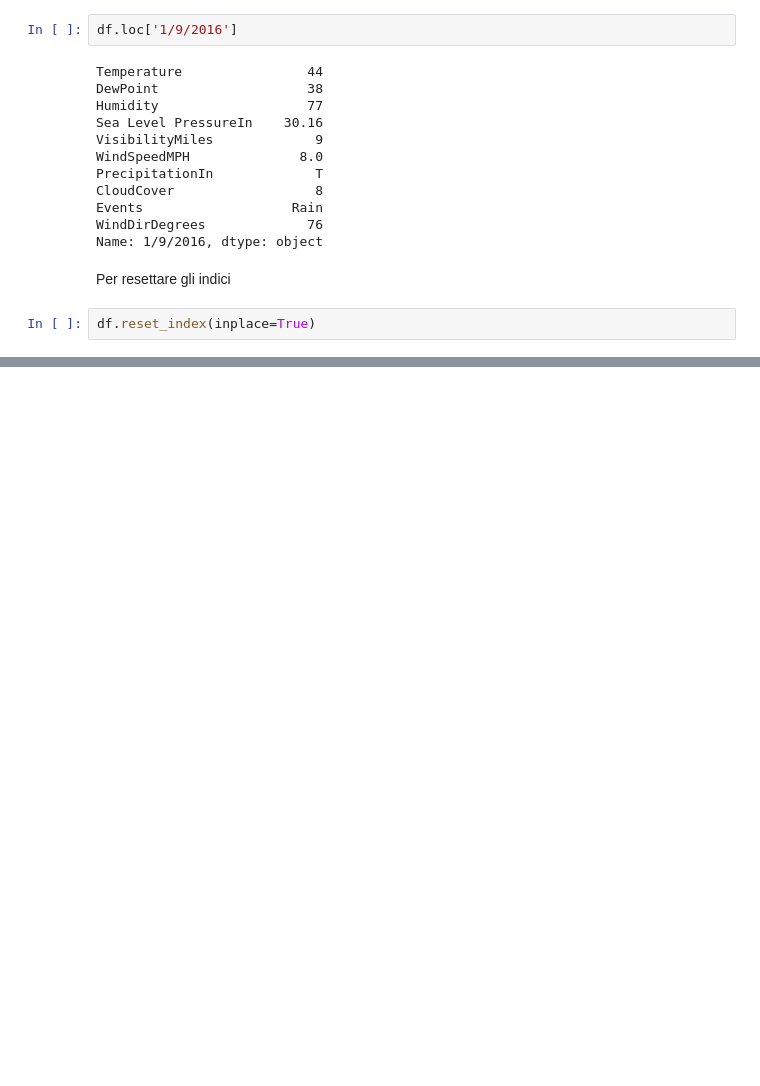
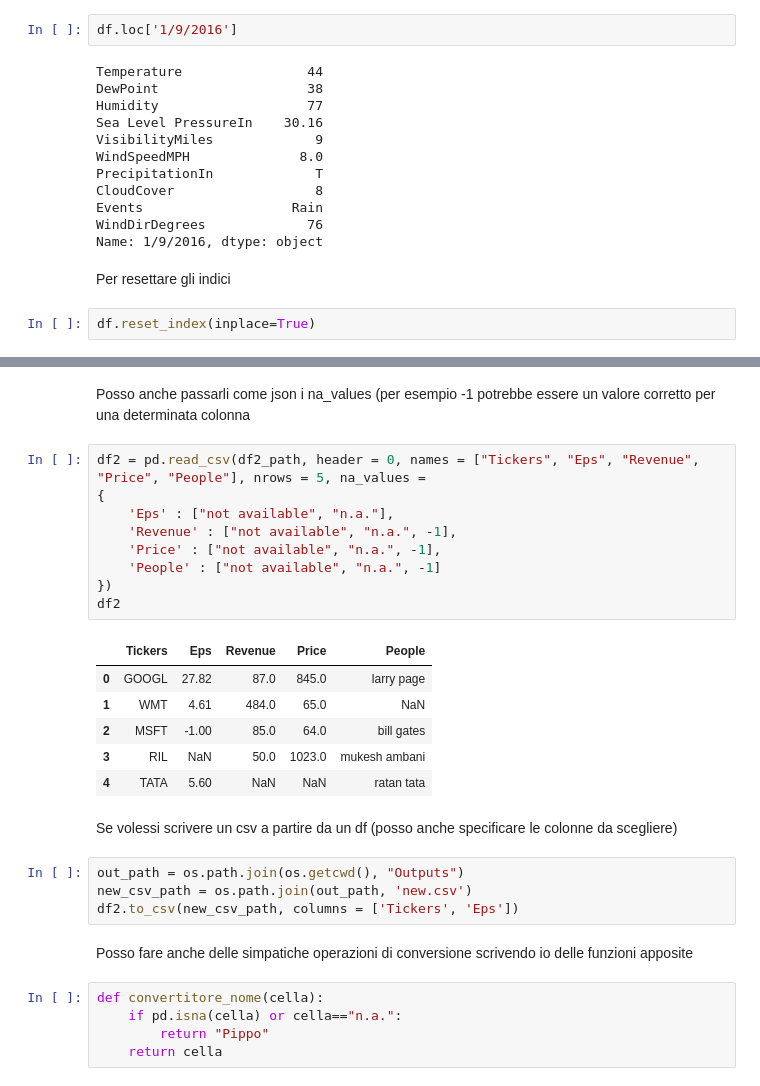
Before and after one commit to fedec1/preparation, a Jupyter notebook: main-analysis.ipynb, the cells around one changed output, grey strips where cells are left out. Drawn from its saved outputs; the diff is of its cells as text; blank space fills up the shorter version.

```diff
--- a/main-analysis.ipynb
+++ b/main-analysis.ipynb
@@ -392,0 +423,31 @@ df
+# %% [markdown]
+Posso anche passarli come json i na_values (per esempio -1 potrebbe essere un valore corretto per una determinata colonna
+# %%
+df2 = pd.read_csv(df2_path, header = 0, names = ["Tickers", "Eps", "Revenue", "Price", "People"], nrows = 5, na_values =
+{
+    'Eps' : ["not available", "n.a."],
+    'Revenue' : ["not available", "n.a.", -1],
+    'Price' : ["not available", "n.a.", -1],
+    'People' : ["not available", "n.a.", -1]
+})
+df2
+# %% [output]
+|  | Tickers | Eps | Revenue | Price | People |
+| 0 | GOOGL | 27.82 | 87.0 | 845.0 | larry page |
+| 1 | WMT | 4.61 | 484.0 | 65.0 | NaN |
+| 2 | MSFT | -1.00 | 85.0 | 64.0 | bill gates |
+| 3 | RIL | NaN | 50.0 | 1023.0 | mukesh ambani |
+| 4 | TATA | 5.60 | NaN | NaN | ratan tata |
+# %% [markdown]
+Se volessi scrivere un csv a partire da un df (posso anche specificare le colonne da scegliere)
+# %%
+out_path = os.path.join(os.getcwd(), "Outputs")
+new_csv_path = os.path.join(out_path, 'new.csv')
+df2.to_csv(new_csv_path, columns = ['Tickers', 'Eps'])
+# %% [markdown]
+Posso fare anche delle simpatiche operazioni di conversione scrivendo io delle funzioni apposite
+# %%
+def convertitore_nome(cella):
+    if pd.isna(cella) or cella=="n.a.":
+        return "Pippo"
+    return cella
```
Also changed, not shown: parts of 8 cells of this notebook, 3 other files.
